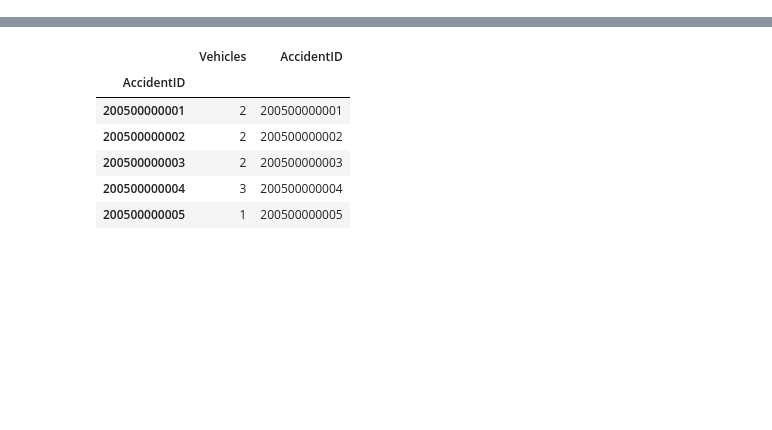
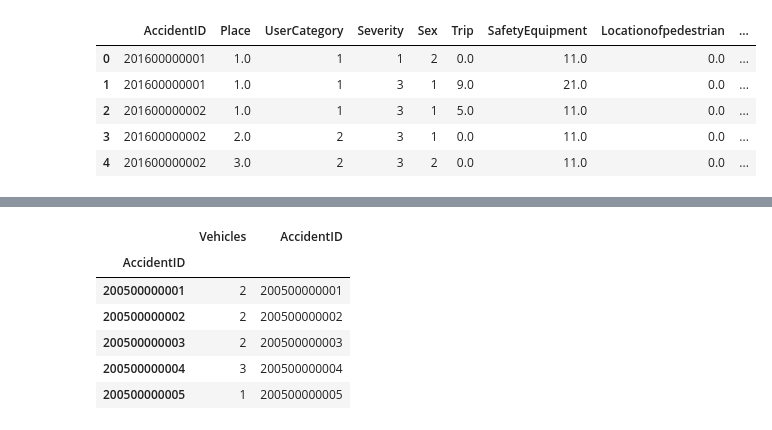
Before and after one commit to tera-hackthon/tera-hackthon, a Jupyter notebook: preprocessing.ipynb, the cells around one changed output, grey strips where cells are left out. Cells and saved outputs as stored; diff of their text form; code cells hidden in the pictures; blank space fills up the shorter version.

```diff
--- a/preprocessing.ipynb
+++ b/preprocessing.ipynb
@@ -78,12 +78,27 @@ places.head()
 users.head()
 # %%
 users['Users'] = 1
+
+# belt = merged[(merged.secu == 11) | (merged.secu == 12) | (merged.secu == 10)]
+# helmet = merged[(merged.secu == 21) | (merged.secu == 22) | (merged.secu == 20)]
+# users['SafetyEquipmentUsed'] = users['SafetyEquipment'].apply(lambda v: str(v)[1:2] if not np.isnan(v) else np.nan)
+# users['SafetyEquipment'] = users['SafetyEquipment'].apply(lambda v: str(v)[:1] if not np.isnan(v) else np.nan)
 users = utils.dummies(users, 'UserCategory')
 users = utils.dummies(users, 'Severity')
 users = utils.dummies(users, 'Sex')
+users = utils.dummies(users, 'Trip')
+users = utils.dummies(users, 'SafetyEquipment')
+# users = utils.dummies(users, 'SafetyEquipmentUsed')
 
 
 # users = utils.dummies(users, 'SafetyEquipment')
 # users['DriverBirthday'] = users['an_nais'][users['Driver']]
-# users.head()
+users.head()
+# %% [output]
+|  | AccidentID | Place | UserCategory | Severity | Sex | Trip | SafetyEquipment | Locationofpedestrian | ... |
+| 0 | 201600000001 | 1.0 | 1 | 1 | 2 | 0.0 | 11.0 | 0.0 | ... |
+| 1 | 201600000001 | 1.0 | 1 | 3 | 1 | 9.0 | 21.0 | 0.0 | ... |
+| 2 | 201600000002 | 1.0 | 1 | 3 | 1 | 5.0 | 11.0 | 0.0 | ... |
+| 3 | 201600000002 | 2.0 | 2 | 3 | 1 | 0.0 | 11.0 | 0.0 | ... |
+| 4 | 201600000002 | 3.0 | 2 | 3 | 2 | 0.0 | 11.0 | 0.0 | ... |
 # %%
```
Also changed, not shown: parts of 13 cells of this notebook, 2 other files.
